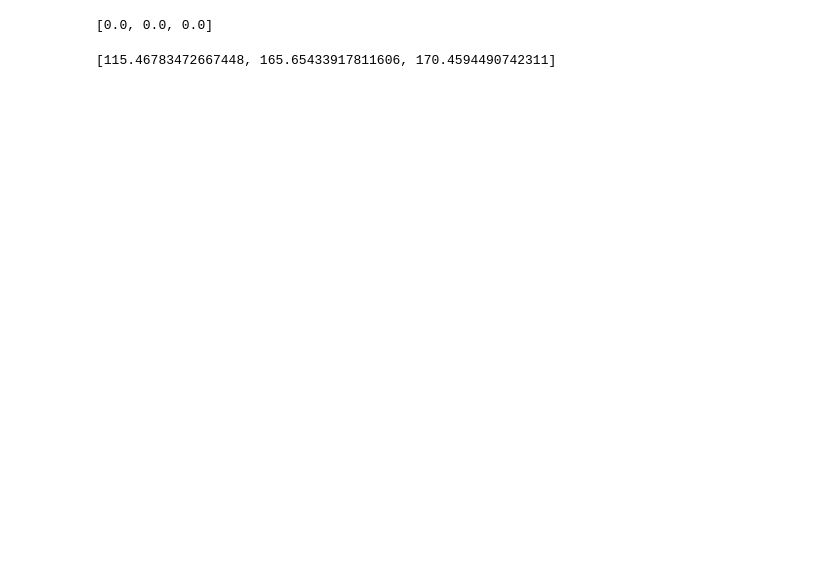
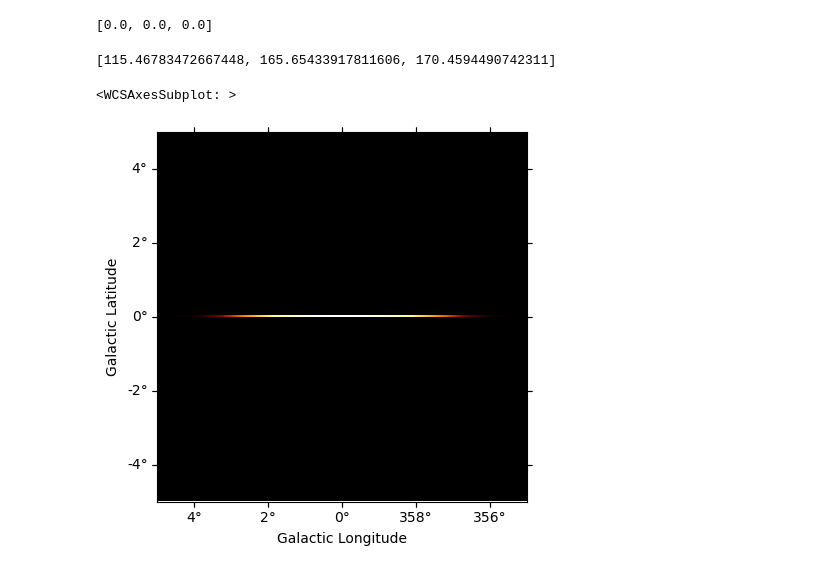
Before and after one commit to diegostn/TFG-Diego-Santano, a Jupyter notebook: simulate_variableampv2 .ipynb, the cells around one changed output. Saved outputs shown, nothing was run; the diff lists cells and outputs as text; code cells hidden in the pictures; blank space fills up the shorter version.

```diff
--- a/simulate_variableampv2 .ipynb
+++ b/simulate_variableampv2 .ipynb
@@ -202,3 +293,12 @@ print(sigma)
 TS
 # %% [output]
 [115.46783472667448, 165.65433917811606, 170.4594490742311]
+# %%
+diffuse_spat = GaussianSpatialModel(frame="galactic")
+diffuse_spat.sigma.value = 1.0
+diffuse_spat.e.value = 0.99999
+diffuse_spat.phi.value = 90
+diffuse_spat.plot(stretch="log")
+# %% [output]
+<WCSAxesSubplot: >
+[figure, added]
```
Also changed, not shown: parts of 7 cells of this notebook.
